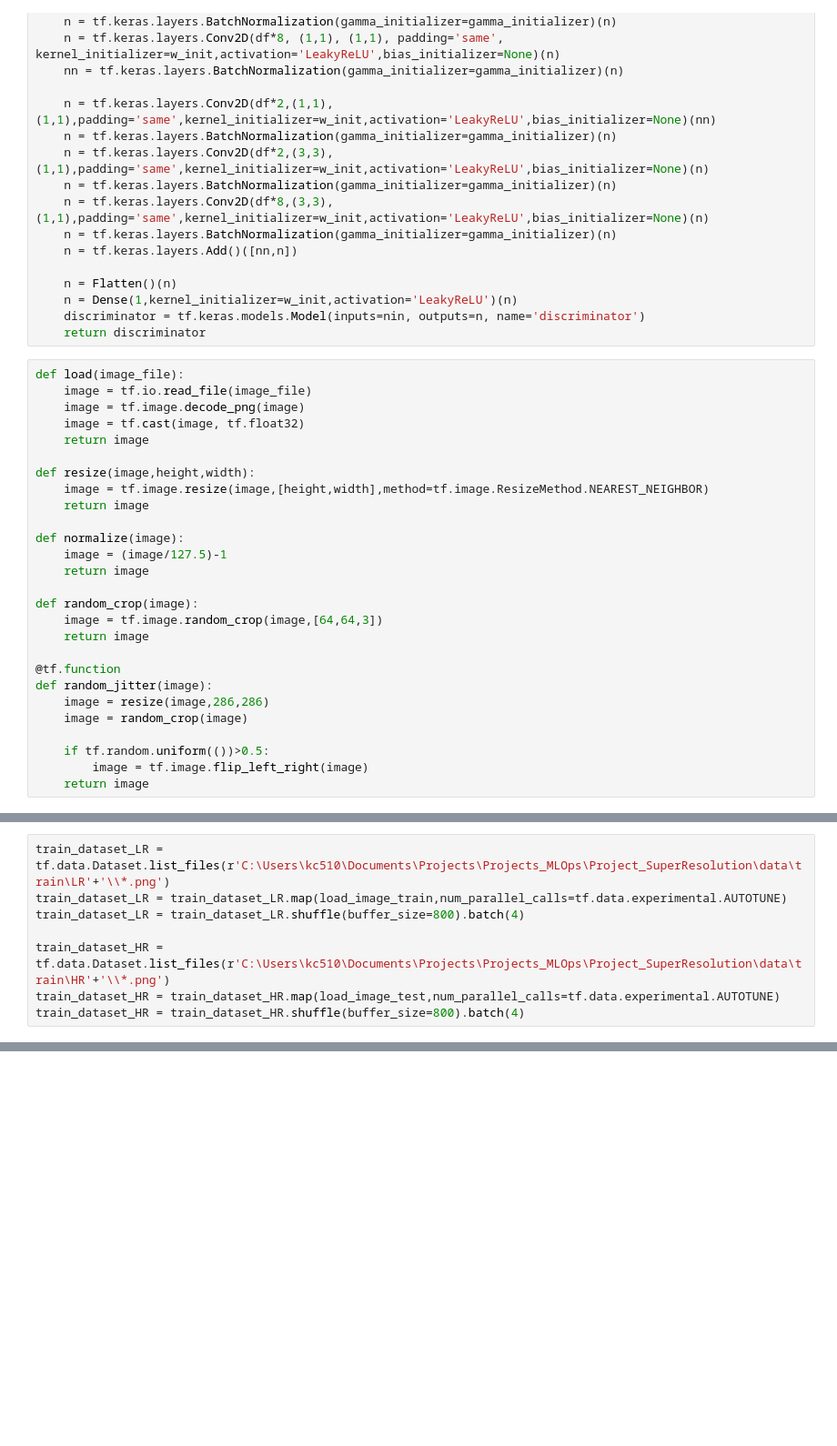
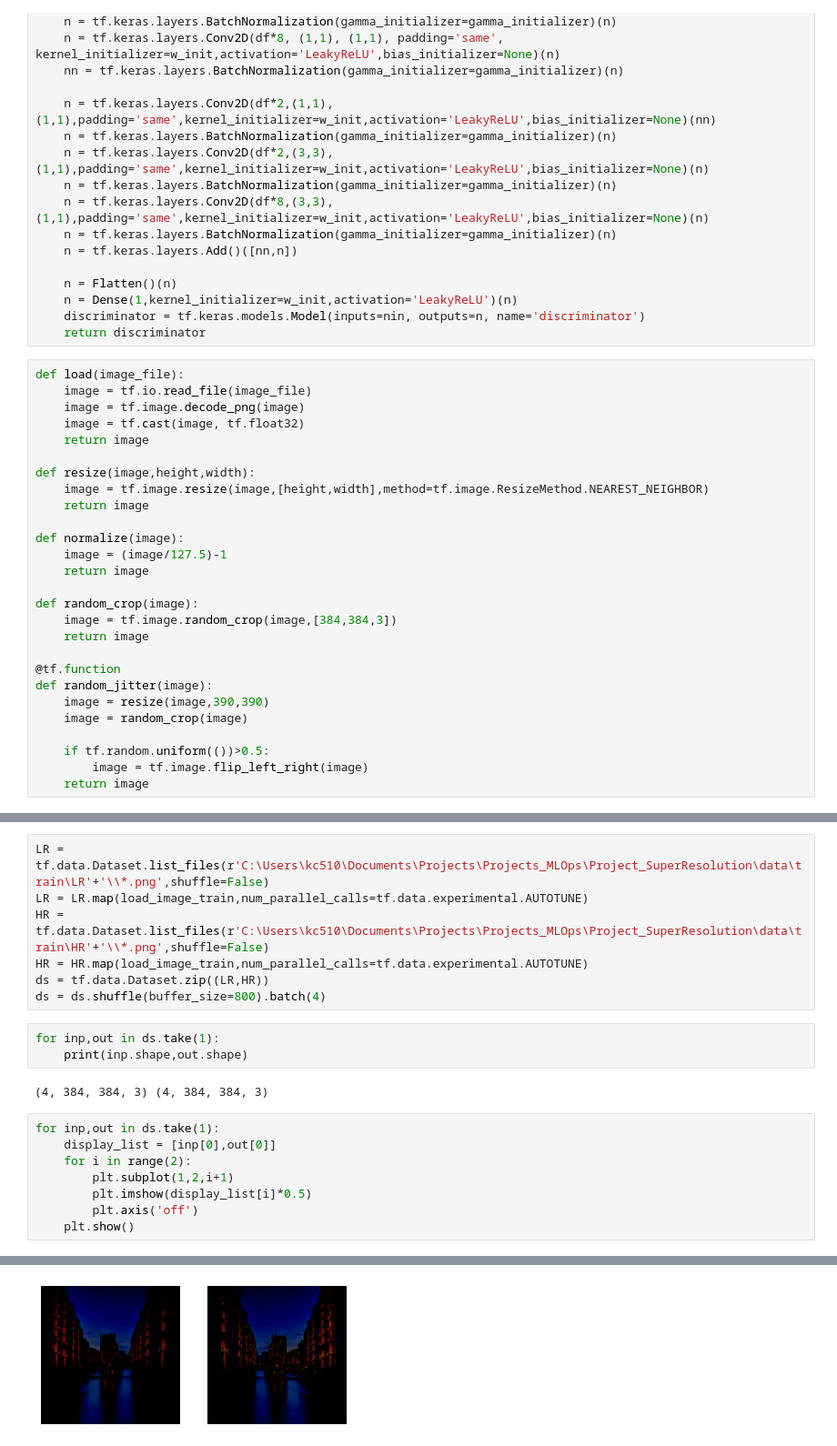
Before and after one commit to Karan-Choudhary/SuperResolution, a Jupyter notebook: notebooks/EXP1.ipynb, the cells around one changed output, grey strips where cells are left out. Shown: that part at 91% size. Cells and saved outputs as stored; diff of their text form; blank space fills up the shorter version.

Commit message:
Experiment_1_Checkpoint_3

```diff
--- a/notebooks/EXP1.ipynb
+++ b/notebooks/EXP1.ipynb
@@ -118,12 +118,12 @@ def normalize(image):
     return image
 
 def random_crop(image):
-    image = tf.image.random_crop(image,[64,64,3])
+    image = tf.image.random_crop(image,[384,384,3])
     return image
 
 @tf.function
 def random_jitter(image):
-    image = resize(image,286,286)
+    image = resize(image,390,390)
     image = random_crop(image)
 
     if tf.random.uniform(())>0.5:
@@ -142,10 +142,23 @@ def load_image_test(image_file):
     image = normalize(image)
     return image
 # %%
-train_dataset_LR = tf.data.Dataset.list_files(r'C:\Users\kc510\Documents\Projects\Projects_MLOps\Project_SuperResolution\data\train\LR'+'\\*.png')
-train_dataset_LR = train_dataset_LR.map(load_image_train,num_parallel_calls=tf.data.experimental.AUTOTUNE)
-train_dataset_LR = train_dataset_LR.shuffle(buffer_size=800).batch(4)
-
-train_dataset_HR = tf.data.Dataset.list_files(r'C:\Users\kc510\Documents\Projects\Projects_MLOps\Project_SuperResolution\data\train\HR'+'\\*.png')
-train_dataset_HR = train_dataset_HR.map(load_image_test,num_parallel_calls=tf.data.experimental.AUTOTUNE)
-train_dataset_HR = train_dataset_HR.shuffle(buffer_size=800).batch(4)
+LR = tf.data.Dataset.list_files(r'C:\Users\kc510\Documents\Projects\Projects_MLOps\Project_SuperResolution\data\train\LR'+'\\*.png',shuffle=False)
+LR = LR.map(load_image_train,num_parallel_calls=tf.data.experimental.AUTOTUNE)
+HR = tf.data.Dataset.list_files(r'C:\Users\kc510\Documents\Projects\Projects_MLOps\Project_SuperResolution\data\train\HR'+'\\*.png',shuffle=False)
+HR = HR.map(load_image_train,num_parallel_calls=tf.data.experimental.AUTOTUNE)
+ds = tf.data.Dataset.zip((LR,HR))
+ds = ds.shuffle(buffer_size=800).batch(4)
+# %%
+for inp,out in ds.take(1):
+    print(inp.shape,out.shape)
+# %% [output]
+(4, 384, 384, 3) (4, 384, 384, 3)
+# %%
+for inp,out in ds.take(1):
+    display_list = [inp[0],out[0]]
+    for i in range(2):
+        plt.subplot(1,2,i+1)
+        plt.imshow(display_list[i]*0.5)
+        plt.axis('off')
+    plt.show()
+# %% [output]
@@ -151,0 +167 @@ train_dataset_HR = train_dataset_HR.shuffle(buffer_size=800).batch(4)
+[figure, added]
```
Also changed, not shown: parts of 3 cells of this notebook.
